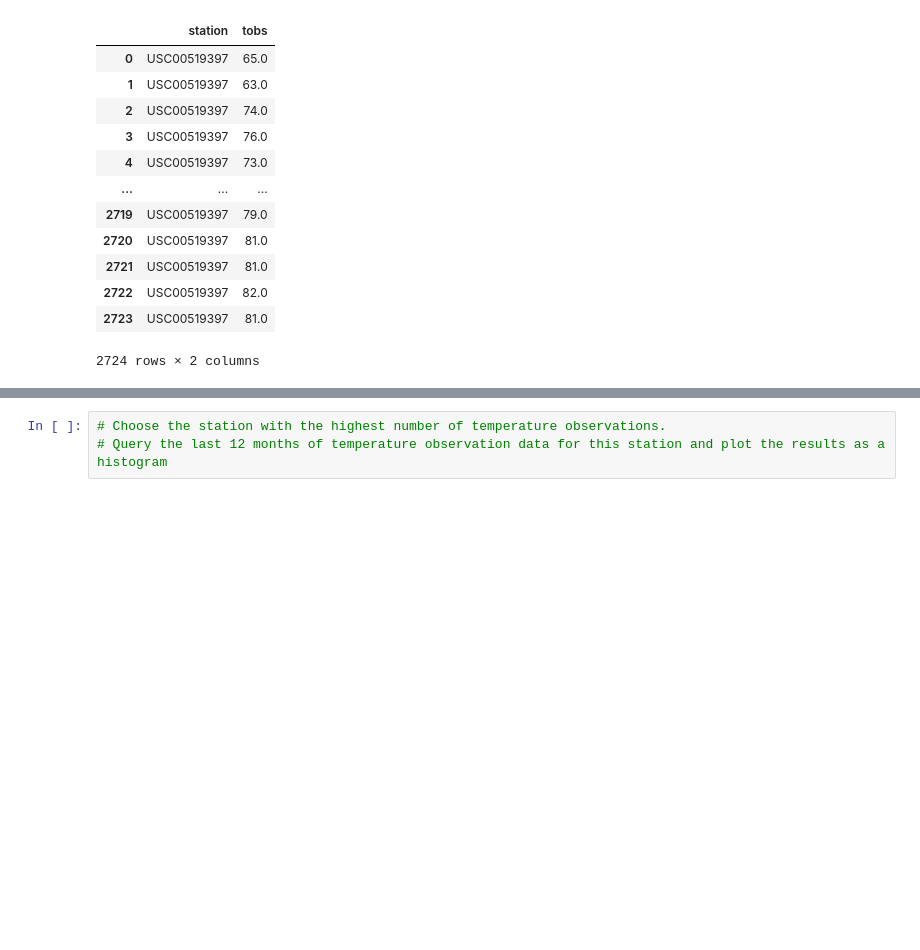
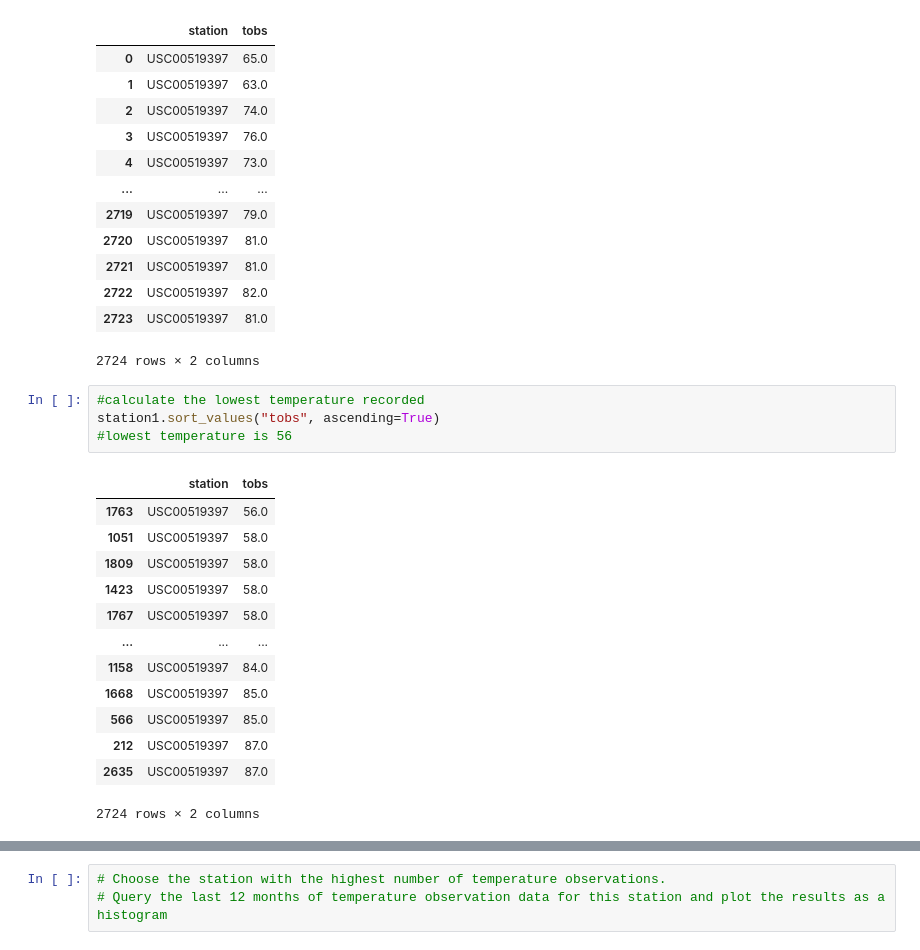
Before and after one commit to arvinseeva/sqlalchemy-challenge, a Jupyter notebook: climate_starter.ipynb, the cells around one changed output, grey strips where cells are left out. Cells and saved outputs as stored; diff of their text form; blank space fills up the shorter version.

```diff
--- a/climate_starter.ipynb
+++ b/climate_starter.ipynb
@@ -171,3 +171,21 @@ station1
 | 2722 | USC00519397 | 82.0 |
 | 2723 | USC00519397 | 81.0 |
 2724 rows × 2 columns
+# %%
+#calculate the lowest temperature recorded
+station1.sort_values("tobs", ascending=True)
+#lowest temperature is 56
+# %% [output]
+|  | station | tobs |
+| 1763 | USC00519397 | 56.0 |
+| 1051 | USC00519397 | 58.0 |
+| 1809 | USC00519397 | 58.0 |
+| 1423 | USC00519397 | 58.0 |
+| 1767 | USC00519397 | 58.0 |
+| ... | ... | ... |
+| 1158 | USC00519397 | 84.0 |
+| 1668 | USC00519397 | 85.0 |
+| 566 | USC00519397 | 85.0 |
+| 212 | USC00519397 | 87.0 |
+| 2635 | USC00519397 | 87.0 |
+2724 rows × 2 columns
```
Also changed, not shown: parts of 1 cell of this notebook.
